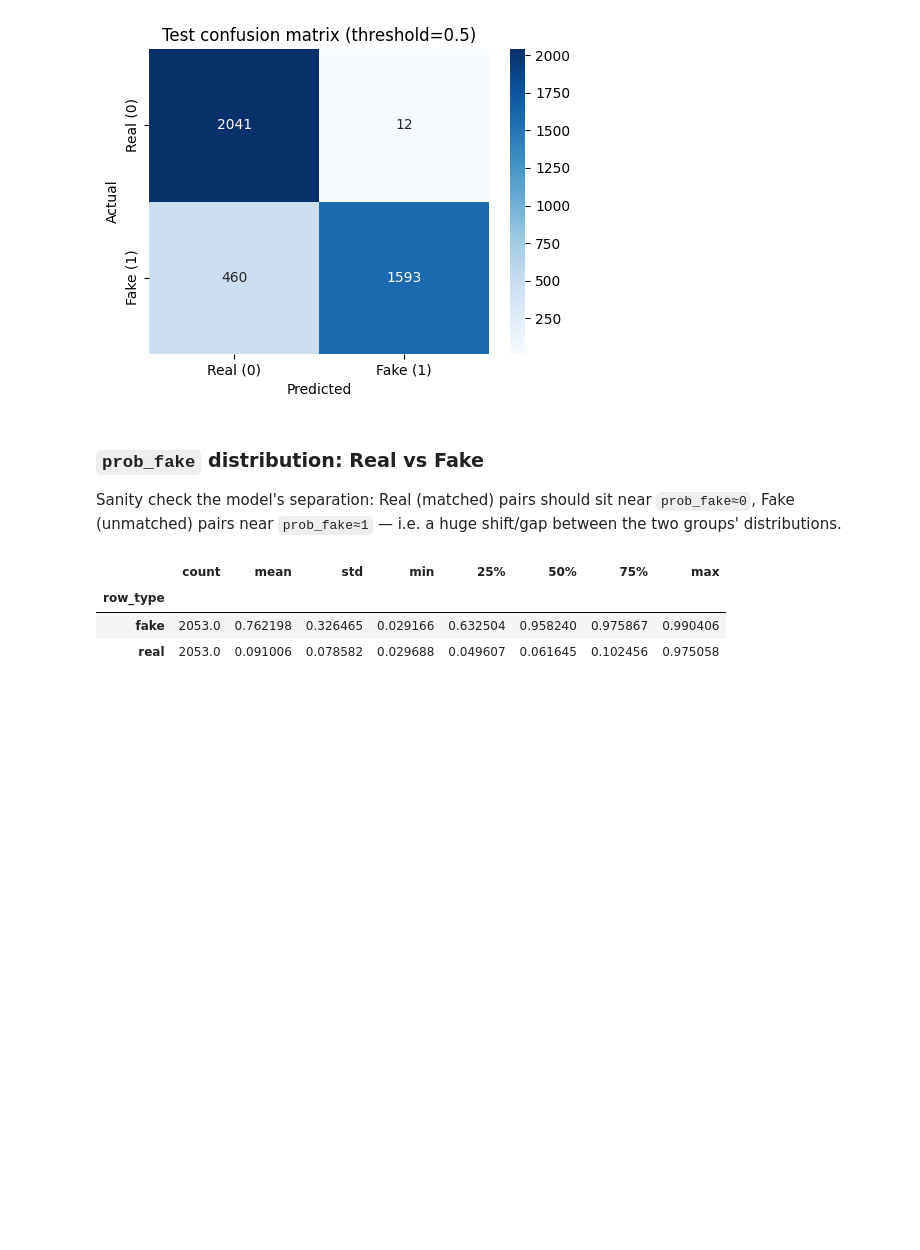
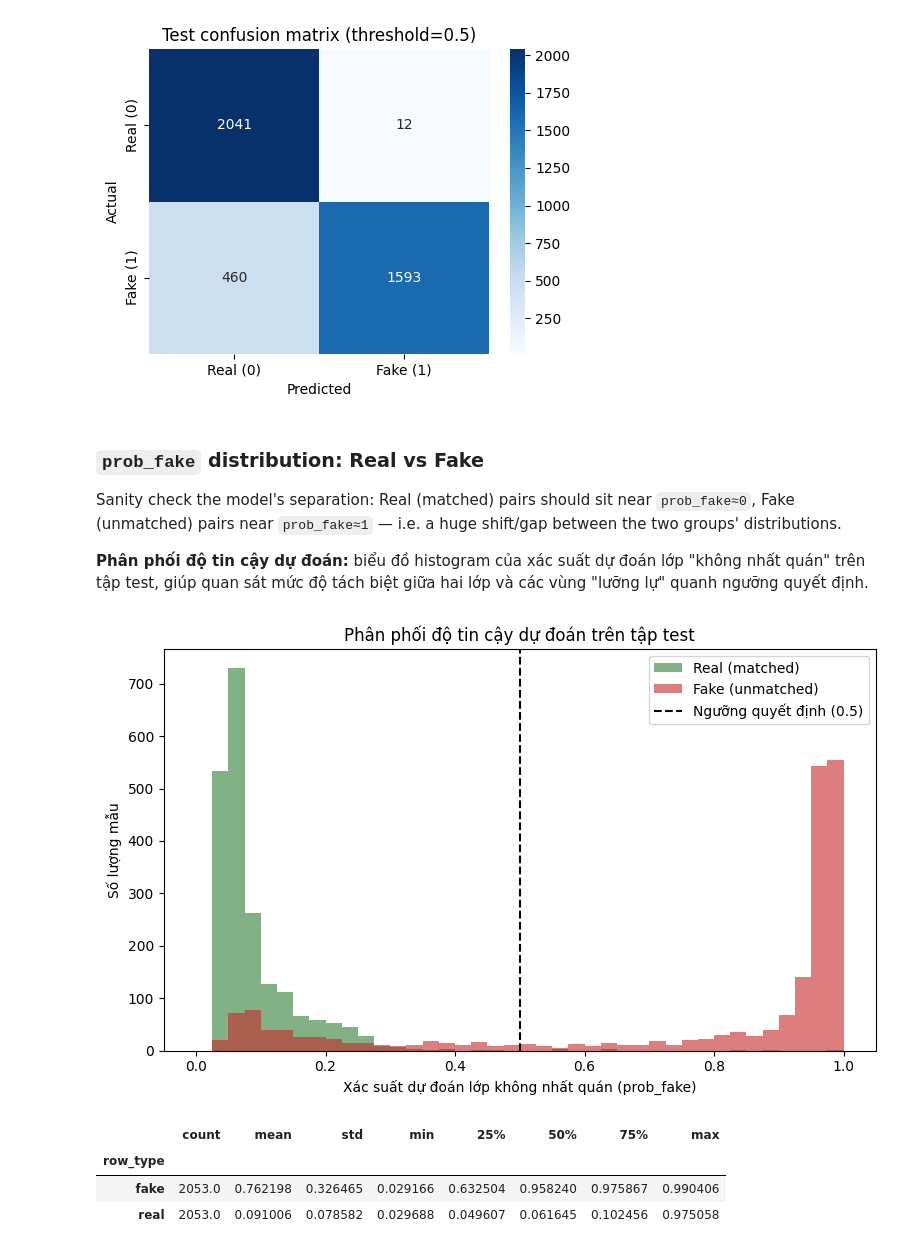
Before and after one commit to ltruonghai257/fake-new-detection, a Jupyter notebook: notebooks/pipeline/eval-coolant-top5-examples.ipynb, the cells around one changed output. Cells and saved outputs as stored; diff of their text form; code cells hidden in the pictures; blank space fills up the shorter version.

```diff
--- a/notebooks/pipeline/eval-coolant-top5-examples.ipynb
+++ b/notebooks/pipeline/eval-coolant-top5-examples.ipynb
@@ -132,6 +134,9 @@ model_cfg = {
 BATCH_SIZE = 32
 DET_SHIFT = 3  # shift trong make_detection_batch, khớp evaluate() của training
 TOP_K = 8  # number of qualitative examples to show per bucket (correct / incorrect)
+
+# Gallery figures are saved here (PNG, one per show_examples call).
+GALLERY_DIR = Path("eval_galleries")
 # %% [markdown]
 ## Step 1: Extract raw test pairs (for qualitative context)
 
@@ -403,6 +408,44 @@ weighted avg       0.90      0.89      0.88      4106
 
 Sanity check the model's separation: Real (matched) pairs should sit near `prob_fake≈0`, Fake (unmatched)
 pairs near `prob_fake≈1` — i.e. a huge shift/gap between the two groups' distributions.
+
+**Phân phối độ tin cậy dự đoán:** biểu đồ histogram của xác suất dự đoán lớp "không nhất quán" trên tập
+test, giúp quan sát mức độ tách biệt giữa hai lớp và các vùng "lưỡng lự" quanh ngưỡng quyết định.
+# %%
+# ── Phân phối độ tin cậy dự đoán ─────────────────────────────────────────────
+# Histogram của xác suất dự đoán lớp "không nhất quán" (fake, prob_fake) trên
+# tập test, tách theo nhãn thật (Real/Fake), giúp quan sát mức độ tách biệt
+# giữa hai lớp và các vùng "lưỡng lự" quanh ngưỡng quyết định (0.5).
+fig, ax = plt.subplots(figsize=(8, 5))
+
+bins = np.linspace(0, 1, 41)
+ax.hist(
+    results_df.loc[results_df["row_type"] == "real", "prob_fake"],
+    bins=bins,
+    alpha=0.6,
+    label="Real (matched)",
+    color="#2e7d32",
+)
+ax.hist(
+    results_df.loc[results_df["row_type"] == "fake", "prob_fake"],
+    bins=bins,
+    alpha=0.6,
+    label="Fake (unmatched)",
+    color="#c62828",
+)
+ax.axvline(
+    0.5, color="black", linestyle="--", linewidth=1.5, label="Ngưỡng quyết định (0.5)"
+)
+
+ax.set_xlabel("Xác suất dự đoán lớp không nhất quán (prob_fake)")
+ax.set_ylabel("Số lượng mẫu")
+ax.set_title("Phân phối độ tin cậy dự đoán trên tập test")
+ax.legend()
+plt.tight_layout()
+plt.savefig(GALLERY_DIR / "prob_fake_histogram.png", dpi=150, bbox_inches="tight")
+plt.show()
+# %% [output]
+[figure, added]
 # %%
 prob_by_group = results_df.groupby("row_type")["prob_fake"].describe()
 prob_by_group
```
Also changed, not shown: parts of 13 cells of this notebook, 2 other files.
